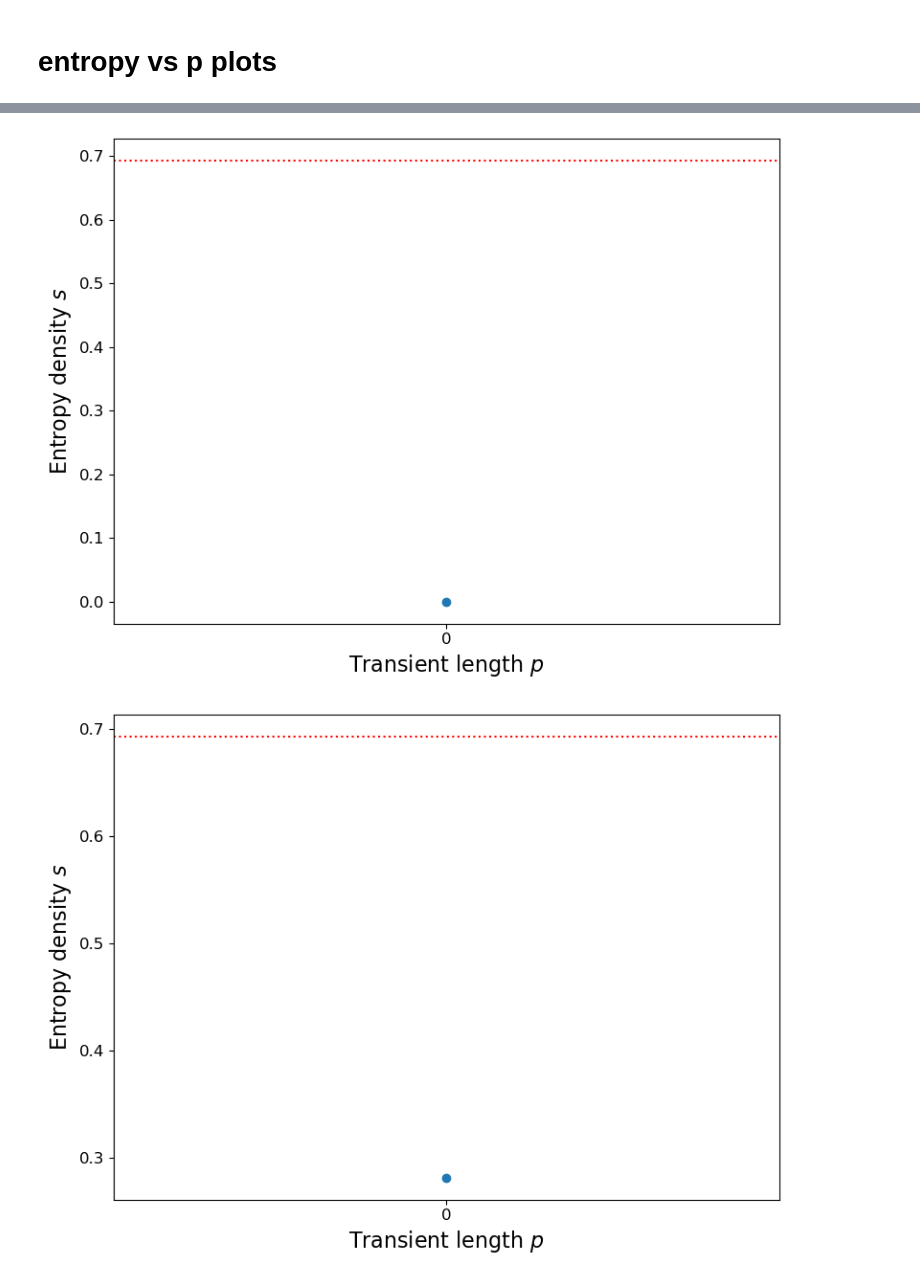
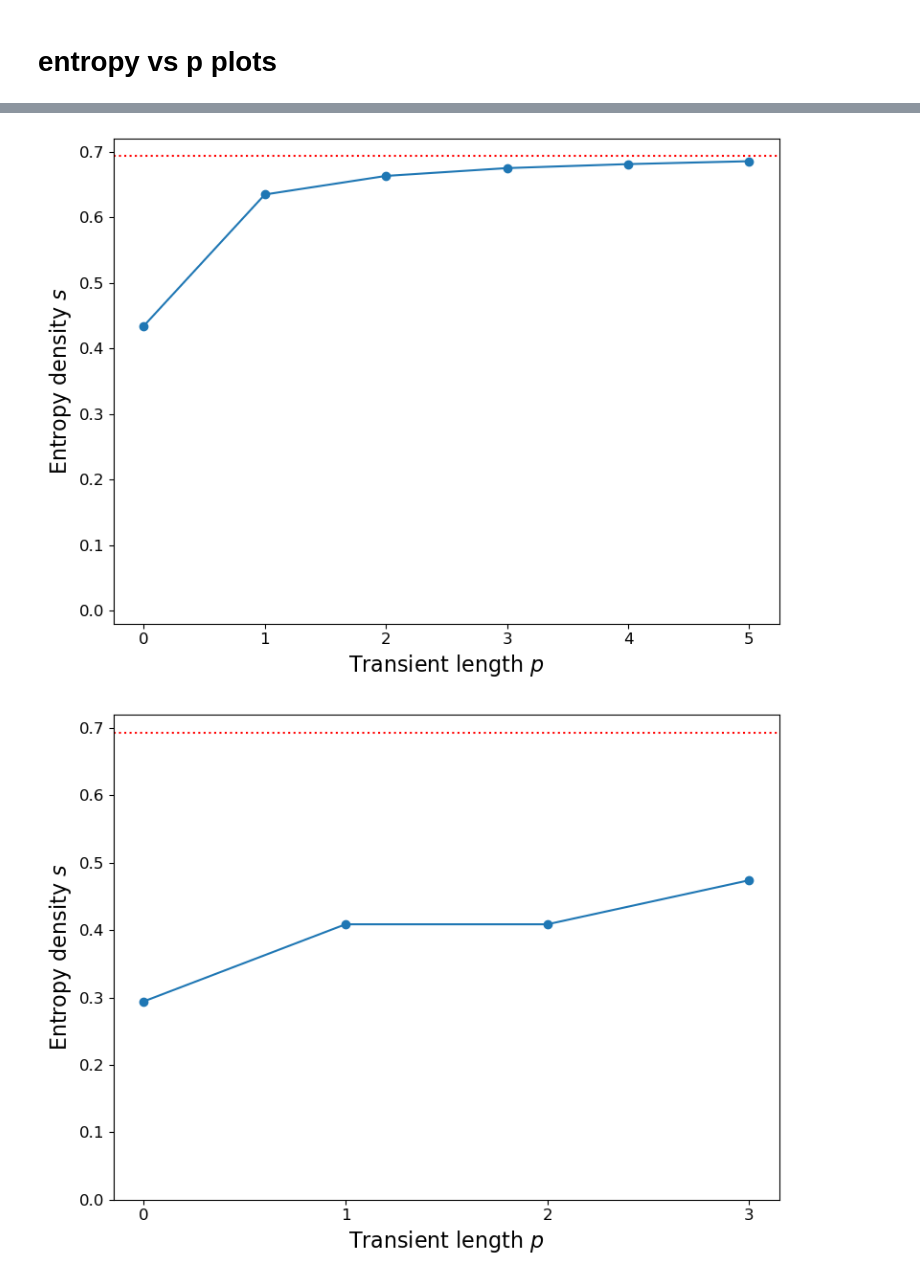
Before and after one commit to cedric-koller/counting_short_trajectories_ECA, a Jupyter notebook: plots.ipynb, the cells around one changed output, grey strips where cells are left out. Drawn from its saved outputs; the diff is of its cells as text; code cells hidden in the pictures.

```diff
--- a/plots.ipynb
+++ b/plots.ipynb
@@ -24,7 +24,7 @@ table
 # %%
 # Class 1 all rules vs p
 class_1 = [0, 8, 32, 40, 72, 104, 128, 136, 160, 168, 200, 232]
-max_p = 1
+max_p = 8
 c=1
 
 plt.figure(figsize=(8, 6))  # Make the figure a bit larger
@@ -36,7 +36,10 @@ for rule in class_1:
     for p in range(max_p):
         value = float(rule_df[f'p={p}, c={c} no translation'].iloc[0])
         entropy.append(value)
-    plt.plot(np.arange(max_p), entropy, marker='.', label=f'Rule {rule}', markersize=12)
+    if rule==160:
+        plt.plot(np.arange(max_p), entropy, marker='x', linestyle='--', label=f'Rule {rule}', markersize=12)
+    else:
+        plt.plot(np.arange(max_p), entropy, marker='.', label=f'Rule {rule}', markersize=12)
 
 plt.axhline(np.log(2), color='red', linestyle=':', label='log(2)')
 
@@ -44,8 +47,10 @@ plt.xlabel(r'Transient length $p$', fontsize=16)
 plt.ylabel(r'Entropy density $s$', fontsize=16)
 plt.xticks(np.arange(0, max_p, 1))  # ticks at 0,1,2,...max_p
 #plt.yticks(np.arange(0, 1.1, 0.1))
+plt.ylim(-0.02, 0.72)
+
 plt.legend(title='Rules', fontsize=12)
 plt.tight_layout()
-plt.show()
-#plt.savefig('class_1_entropy_vs_p.png', dpi=300, bbox_inches='tight')
+plt.savefig('figures/class_1_entropy_vs_p.pdf', dpi=300, bbox_inches='tight')
+plt.show();
 # %% [output]
@@ -53,8 +58,8 @@ plt.show()
 # %%
 # Class 2 rule 6
 rule=6
-max_p = 1
-c=1
+max_p = 6
+c=2
 
 plt.figure(figsize=(8, 6))  # Make the figure a bit larger
 plt.rcParams.update({'font.size': 12})  # Increase font size
@@ -71,36 +76,40 @@ plt.axhline(np.log(2), color='red', linestyle=':', label='log(2)')
 plt.xlabel(r'Transient length $p$', fontsize=16)
 plt.ylabel(r'Entropy density $s$', fontsize=16)
 plt.xticks(np.arange(0, max_p, 1))  # ticks at 0,1,2,...max_p
+
+plt.ylim(-0.02, 0.72)
 #plt.yticks(np.arange(0, 1.1, 0.1))
 plt.tight_layout()
-plt.show()
-#plt.savefig('rule_6.png', dpi=300, bbox_inches='tight')
+plt.savefig('figures/rule_6_entropy_vs_p.pdf', dpi=300, bbox_inches='tight')
+plt.show();
 # %% [output]
-[figure, old version]
+[figure, new version]
 # %%
 # Class 2 rule 41
 rule=41
-max_p = 1
-c=1
+max_p = 4
+c=4
 
 plt.figure(figsize=(8, 6))  # Make the figure a bit larger
 plt.rcParams.update({'font.size': 12})  # Increase font size
 
 rule_df = table[table['Rule'] == rule]
 entropy = []
 for p in range(max_p):
-    value = float(rule_df[f'p={p}, c={c}, left translation'].iloc[0])
+    value = float(rule_df[f'p={p}, c={c}, right translation'].iloc[0])
     entropy.append(value)
 plt.plot(np.arange(max_p), entropy, marker='.', markersize=12)
 
 plt.axhline(np.log(2), color='red', linestyle=':', label='log(2)')
 
 plt.xlabel(r'Transient length $p$', fontsize=16)
 plt.ylabel(r'Entropy density $s$', fontsize=16)
 plt.xticks(np.arange(0, max_p, 1))  # ticks at 0,1,2,...max_p
-#plt.yticks(np.arange(0, 1.1, 0.1))
+
+plt.ylim(-0.02, 0.72)  # Set y-axis limits to 0 and 1.1
+plt.ylim(0, 0.72)  # Set y-axis limits to 0 and 1.1
 plt.tight_layout()
-plt.show()
-#plt.savefig('rule_41.png', dpi=300, bbox_inches='tight')
+plt.savefig('figures/rule_41_entropy_vs_p.pdf', dpi=300, bbox_inches='tight')
+plt.show();
 # %% [output]
-[figure, old version]
+[figure, new version]
```
Also changed, not shown: parts of 7 cells of this notebook, 16 other files.
